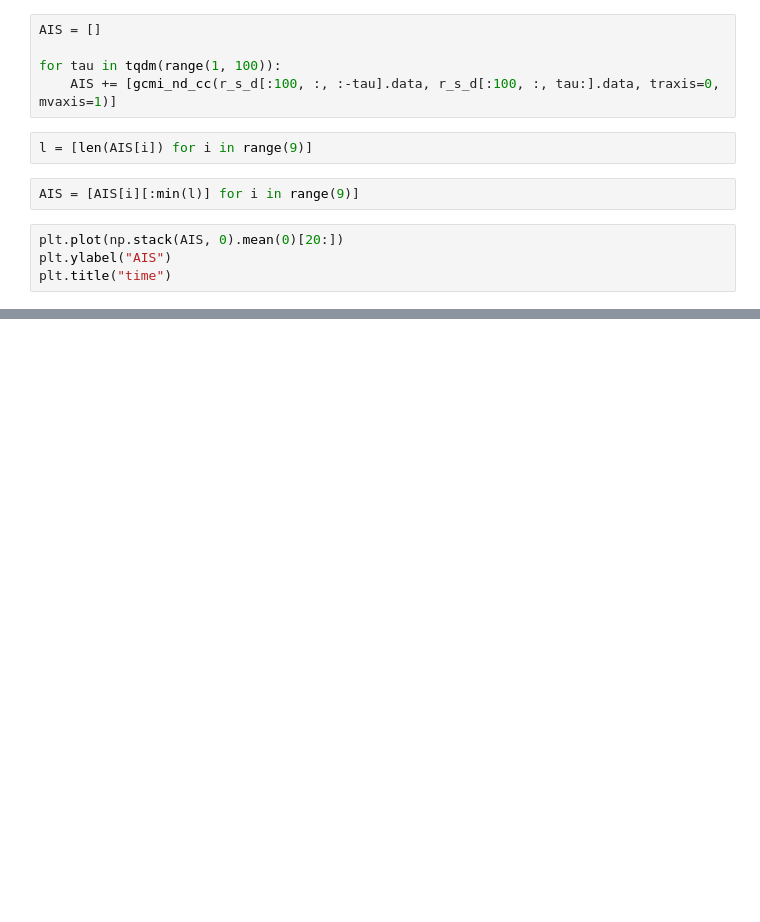
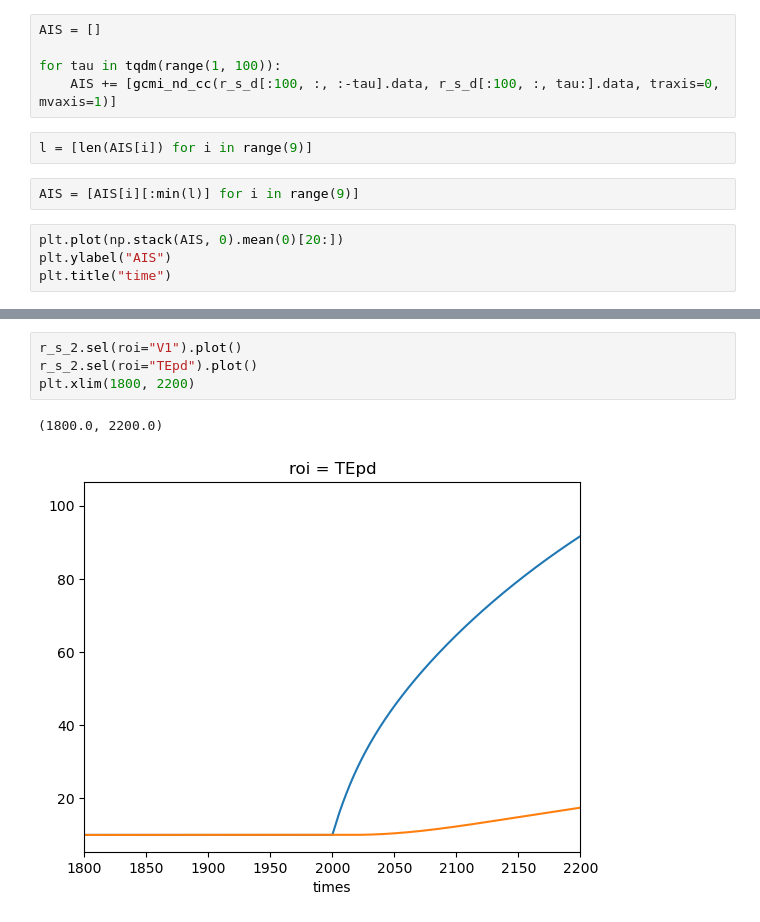
Before and after one commit to brainets/IPP_PAPER, a Jupyter notebook: notebooks/2. Mean field model (circuit).ipynb, the cells around one changed output, grey strips where cells are left out. Saved outputs shown, nothing was run; the diff lists cells and outputs as text; blank space fills up the shorter version.

```diff
--- a/notebooks/2. Mean field model (circuit).ipynb
+++ b/notebooks/2. Mean field model (circuit).ipynb
@@ -229,0 +263,7 @@ plt.title("time")
+# %%
+r_s_2.sel(roi="V1").plot()
+r_s_2.sel(roi="TEpd").plot()
+plt.xlim(1800, 2200)
+# %% [output]
+(1800.0, 2200.0)
+[figure, added]
```
Also changed, not shown: parts of 11 cells of this notebook, 3 other files.
